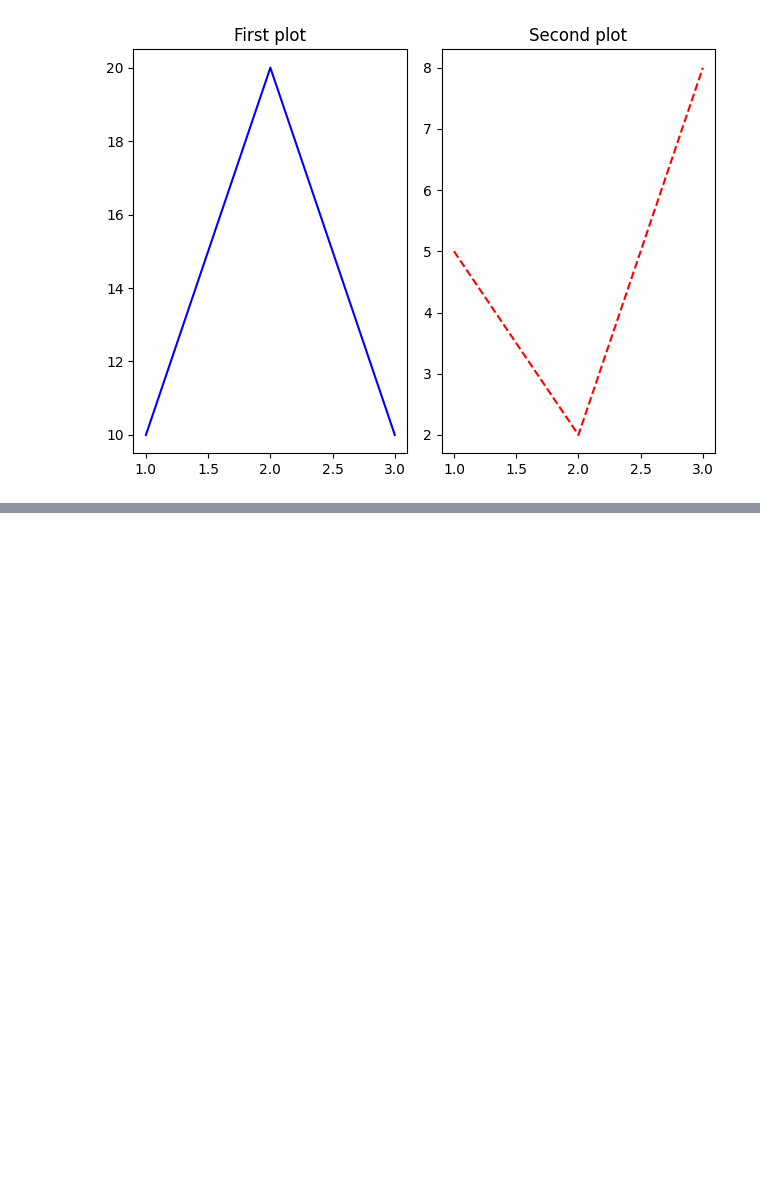
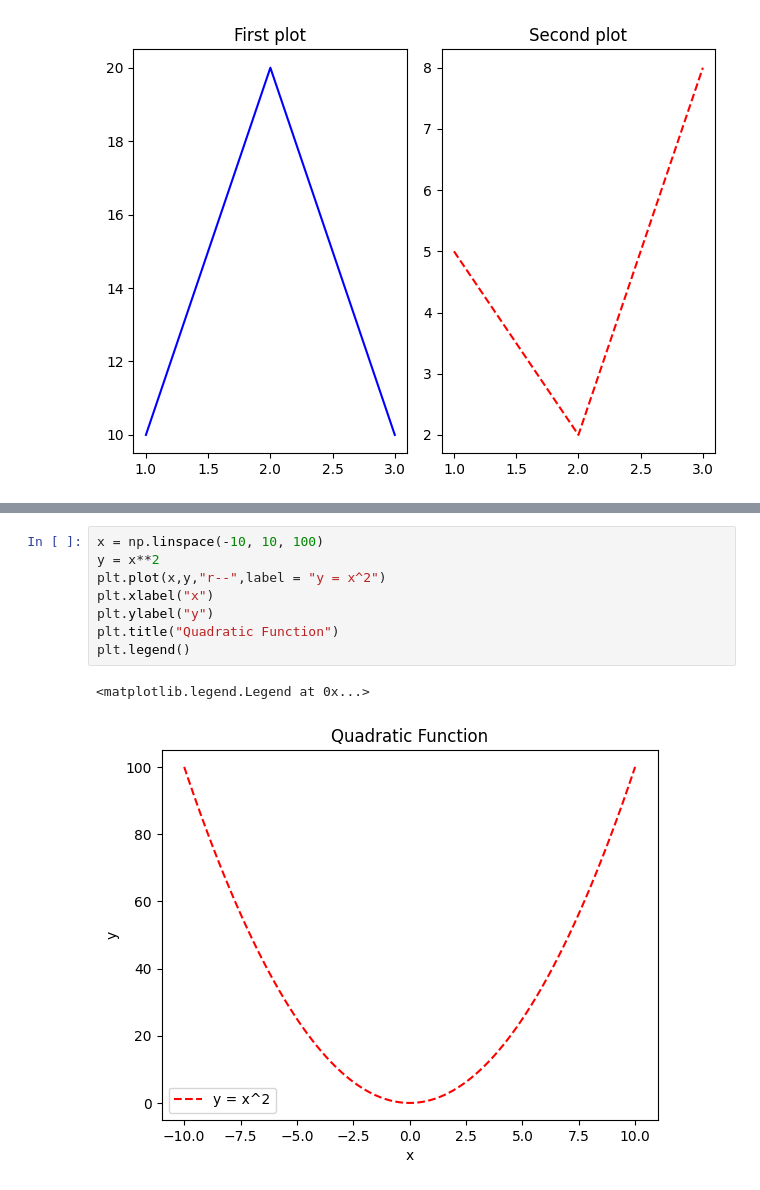
Before and after one commit to umer1730/Programming-for-AI, a Jupyter notebook: data_visualize.ipynb, the cells around one changed output, grey strips where cells are left out. Cells and saved outputs as stored; diff of their text form; blank space fills up the shorter version.

Commit message:
Plot y = x²

```diff
--- a/data_visualize.ipynb
+++ b/data_visualize.ipynb
@@ -127,0 +128,11 @@ plt.savefig("plot.png",dpi = 300,bbox_inches = "tight")
+# %%
+x = np.linspace(-10, 10, 100)
+y = x**2
+plt.plot(x,y,"r--",label = "y = x^2")
+plt.xlabel("x")
+plt.ylabel("y")
+plt.title("Quadratic Function")
+plt.legend()
+# %% [output]
+<matplotlib.legend.Legend at 0x...>
+[figure, added]
```
Also changed, not shown: parts of 3 cells of this notebook.
